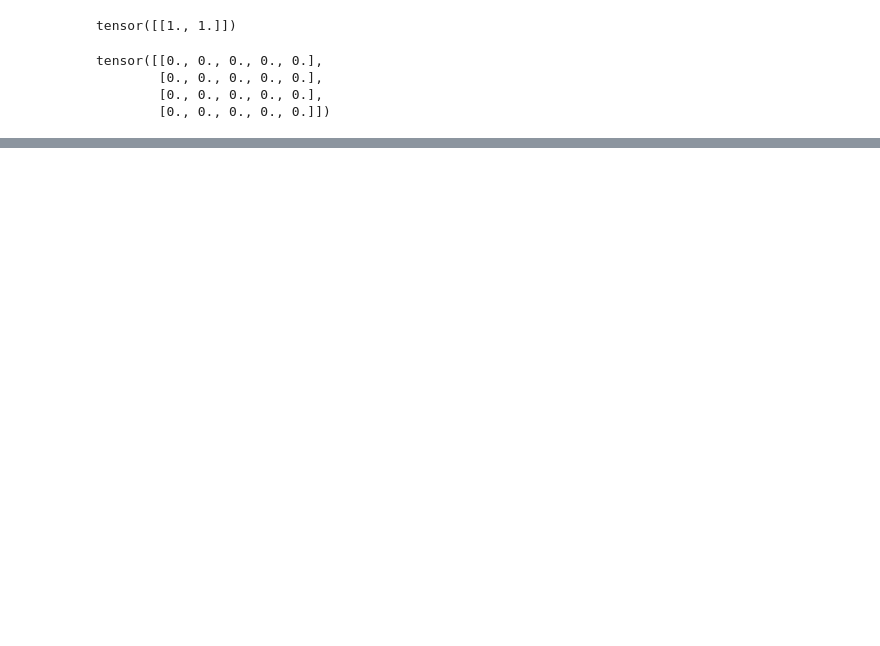
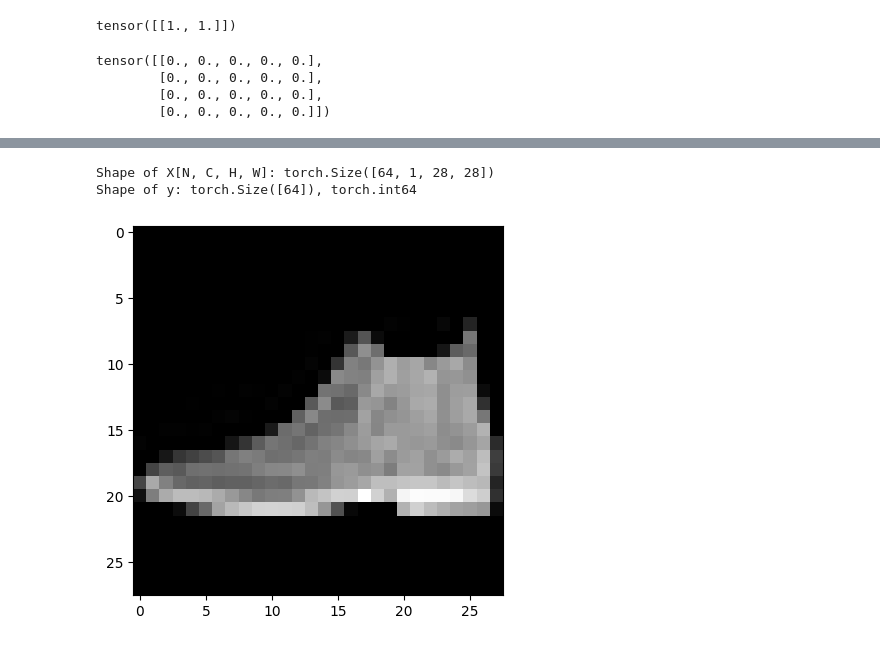
Before and after one commit to HomayoonAlimohammadi/pytorch-tutorial, a Jupyter notebook: 1-fundamentals.ipynb, the cells around one changed output, grey strips where cells are left out. Saved outputs shown, nothing was run; the diff lists cells and outputs as text; code cells hidden in the pictures; blank space fills up the shorter version.

```diff
--- a/1-fundamentals.ipynb
+++ b/1-fundamentals.ipynb
@@ -85,0 +186,20 @@ device(type='cpu')
+# %%
+import torch
+from torch import nn
+from torch.utils.data import DataLoader
+from torchvision import datasets
+from torchvision.transforms import ToTensor
+
+training_data = datasets.FashionMNIST(
+    root="data",
+    train=True,
+    download=True,
+    transform=ToTensor(),
+)
+
+test_data = datasets.FashionMNIST(
+    root="data",
+    train=False,
+    download=True,
+    transform=ToTensor(),
+)
@@ -85,0 +226,17 @@ device(type='cpu')
+# %%
+import matplotlib.pyplot as plt
+
+batch_size = 64
+
+train_dataloader = DataLoader(training_data, batch_size=batch_size)
+test_dataloader = DataLoader(test_data, batch_size=batch_size)
+
+for X, y in test_dataloader:
+    print(f"Shape of X[N, C, H, W]: {X.shape}")
+    print(f"Shape of y: {y.shape}, {y.dtype}")
+    plt.imshow(X[0, 0], cmap="gray")
+    break
+# %% [output]
+Shape of X[N, C, H, W]: torch.Size([64, 1, 28, 28])
+Shape of y: torch.Size([64]), torch.int64
+[figure, added]
```
Also changed, not shown: parts of 44 cells of this notebook, 1 other file.
